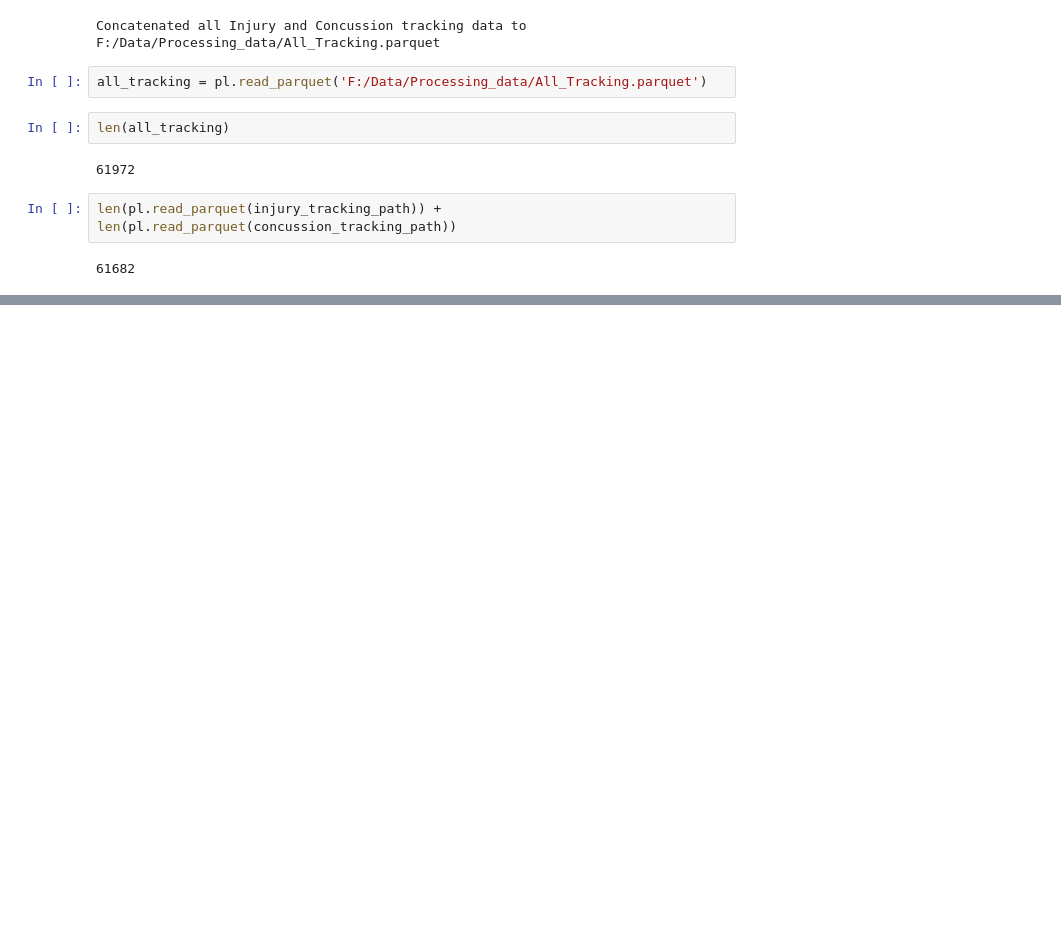
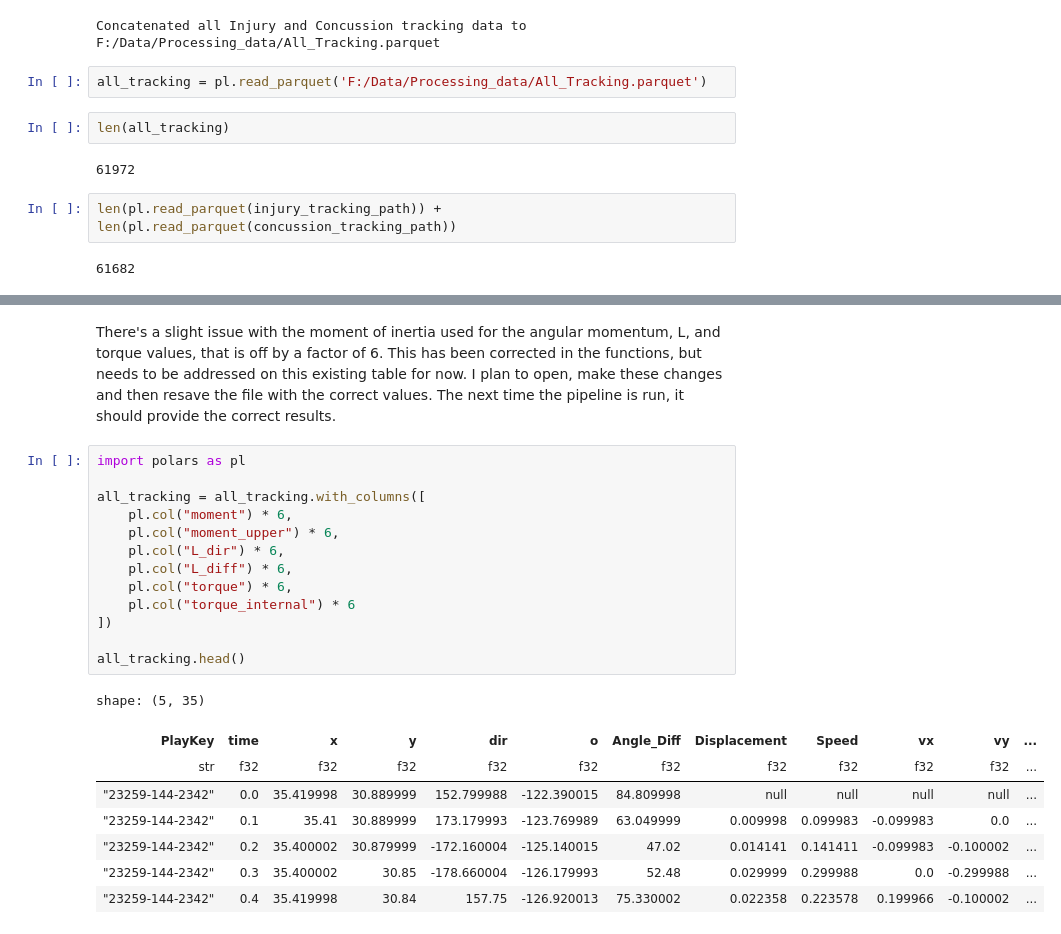
Before and after one commit to FreshOats/NFL_Data_Science, a Jupyter notebook: ET/Debugging_concussions.ipynb, the cells around one changed output, grey strips where cells are left out. Cells and saved outputs as stored; diff of their text form; blank space fills up the shorter version.

```diff
--- a/ET/Debugging_concussions.ipynb
+++ b/ET/Debugging_concussions.ipynb
@@ -1371,0 +1387,24 @@ len(pl.read_parquet(injury_tracking_path)) + len(pl.read_parquet(concussion_trac
+# %% [markdown]
+There's a slight issue with the moment of inertia used for the angular momentum, L, and torque values, that is off by a factor of 6. This has been corrected in the functions, but needs to be addressed on this existing table for now. I plan to open, make these changes and then resave the file with the correct values. The next time the pipeline is run, it should provide the correct results.
+# %%
+import polars as pl
+
+all_tracking = all_tracking.with_columns([
+    pl.col("moment") * 6,
+    pl.col("moment_upper") * 6,
+    pl.col("L_dir") * 6,
+    pl.col("L_diff") * 6,
+    pl.col("torque") * 6,
+    pl.col("torque_internal") * 6
+])
+
+all_tracking.head()
+# %% [output]
+shape: (5, 35)
+| PlayKey | time | x | y | dir | o | Angle_Diff | Displacement | Speed | vx | vy | ... |
+| str | f32 | f32 | f32 | f32 | f32 | f32 | f32 | f32 | f32 | f32 | ... |
+| "23259-144-2342" | 0.0 | 35.419998 | 30.889999 | 152.799988 | -122.390015 | 84.809998 | null | null | null | null | ... |
+| "23259-144-2342" | 0.1 | 35.41 | 30.889999 | 173.179993 | -123.769989 | 63.049999 | 0.009998 | 0.099983 | -0.099983 | 0.0 | ... |
+| "23259-144-2342" | 0.2 | 35.400002 | 30.879999 | -172.160004 | -125.140015 | 47.02 | 0.014141 | 0.141411 | -0.099983 | -0.100002 | ... |
+| "23259-144-2342" | 0.3 | 35.400002 | 30.85 | -178.660004 | -126.179993 | 52.48 | 0.029999 | 0.299988 | 0.0 | -0.299988 | ... |
+| "23259-144-2342" | 0.4 | 35.419998 | 30.84 | 157.75 | -126.920013 | 75.330002 | 0.022358 | 0.223578 | 0.199966 | -0.100002 | ... |
```
Also changed, not shown: parts of 10 cells of this notebook, 5 other files.
